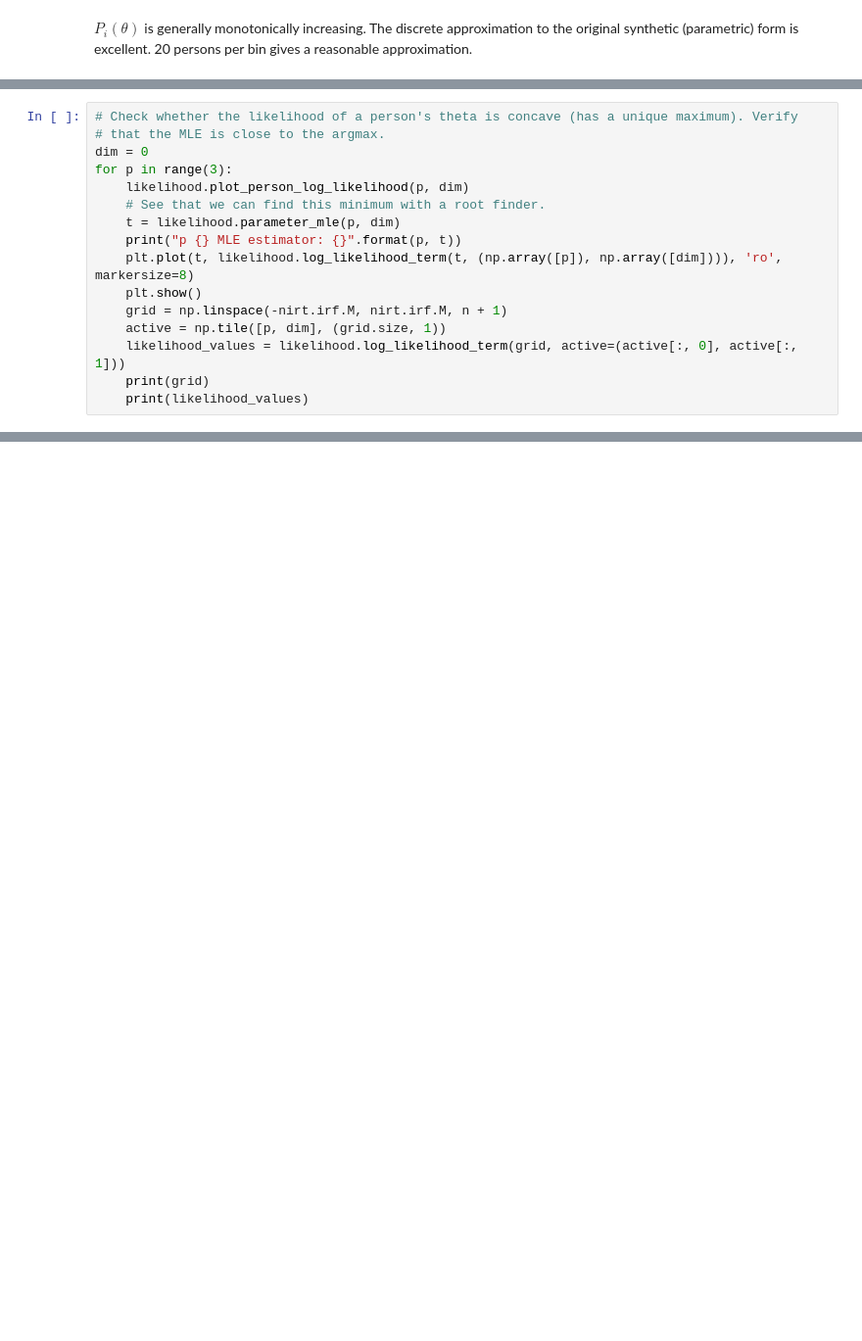
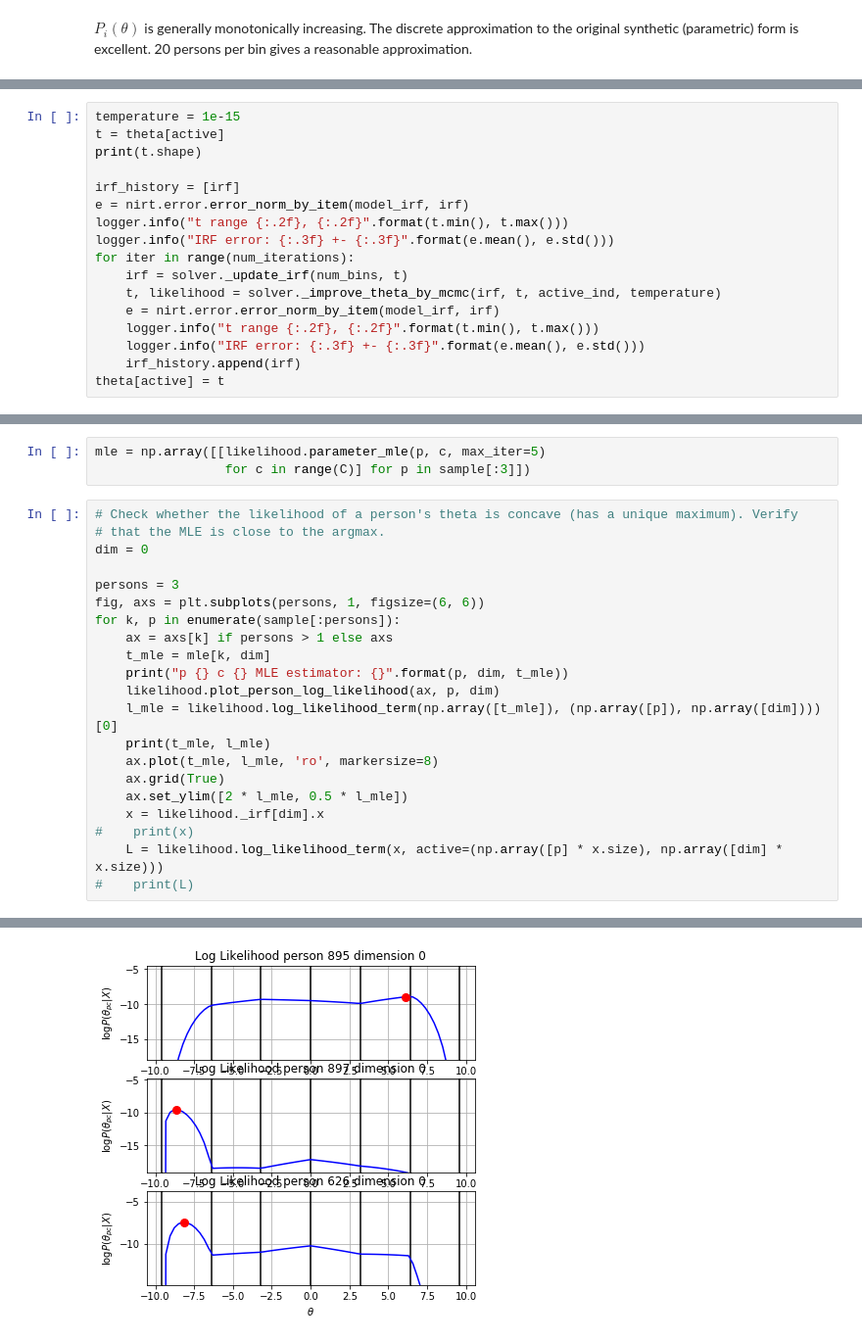
Before and after one commit to ETS-Next-Gen/irt-mcmc, a Jupyter notebook: notebooks/irt_solver_1d_simulated_data.ipynb, the cells around one changed output, grey strips where cells are left out. Shown: that part at 98% size. Cells and saved outputs as stored; diff of their text form; blank space fills up the shorter version.

```diff
--- a/notebooks/irt_solver_1d_simulated_data.ipynb
+++ b/notebooks/irt_solver_1d_simulated_data.ipynb
@@ -172,0 +162,17 @@ NameError: name 'self' is not defined
+# %%
+temperature = 1e-15
+t = theta[active]
+print(t.shape)
+
+irf_history = [irf]
+e = nirt.error.error_norm_by_item(model_irf, irf)
+logger.info("t range {:.2f}, {:.2f}".format(t.min(), t.max()))
+logger.info("IRF error: {:.3f} +- {:.3f}".format(e.mean(), e.std()))
+for iter in range(num_iterations):
+    irf = solver._update_irf(num_bins, t)
+    t, likelihood = solver._improve_theta_by_mcmc(irf, t, active_ind, temperature)
+    e = nirt.error.error_norm_by_item(model_irf, irf)
+    logger.info("t range {:.2f}, {:.2f}".format(t.min(), t.max()))
+    logger.info("IRF error: {:.3f} +- {:.3f}".format(e.mean(), e.std()))
+    irf_history.append(irf)
+theta[active] = t
@@ -173,16 +201,25 @@ NameError: name 'self' is not defined
+# %%
+mle = np.array([[likelihood.parameter_mle(p, c, max_iter=5)
+                 for c in range(C)] for p in sample[:3]])
 # %%
 # Check whether the likelihood of a person's theta is concave (has a unique maximum). Verify
 # that the MLE is close to the argmax.
 dim = 0
-for p in range(3):
-    likelihood.plot_person_log_likelihood(p, dim)
-    # See that we can find this minimum with a root finder.
-    t = likelihood.parameter_mle(p, dim)
-    print("p {} MLE estimator: {}".format(p, t))
-    plt.plot(t, likelihood.log_likelihood_term(t, (np.array([p]), np.array([dim]))), 'ro', markersize=8)
-    plt.show()
-    grid = np.linspace(-nirt.irf.M, nirt.irf.M, n + 1)
-    active = np.tile([p, dim], (grid.size, 1))
-    likelihood_values = likelihood.log_likelihood_term(grid, active=(active[:, 0], active[:, 1]))
-    print(grid)
-    print(likelihood_values)
+
+persons = 3
+fig, axs = plt.subplots(persons, 1, figsize=(6, 6))
+for k, p in enumerate(sample[:persons]):
+    ax = axs[k] if persons > 1 else axs
+    t_mle = mle[k, dim]
+    print("p {} c {} MLE estimator: {}".format(p, dim, t_mle))
+    likelihood.plot_person_log_likelihood(ax, p, dim)
+    l_mle = likelihood.log_likelihood_term(np.array([t_mle]), (np.array([p]), np.array([dim])))[0]
+    print(t_mle, l_mle)
+    ax.plot(t_mle, l_mle, 'ro', markersize=8)
+    ax.grid(True)
+    ax.set_ylim([2 * l_mle, 0.5 * l_mle])
+    x = likelihood._irf[dim].x
+#    print(x)
+    L = likelihood.log_likelihood_term(x, active=(np.array([p] * x.size), np.array([dim] * x.size)))
+#    print(L)
+# %% [output]
@@ -188,0 +232 @@ for p in range(3):
+[figure, added]
```
Also changed, not shown: parts of 28 cells of this notebook, 7 other files.
